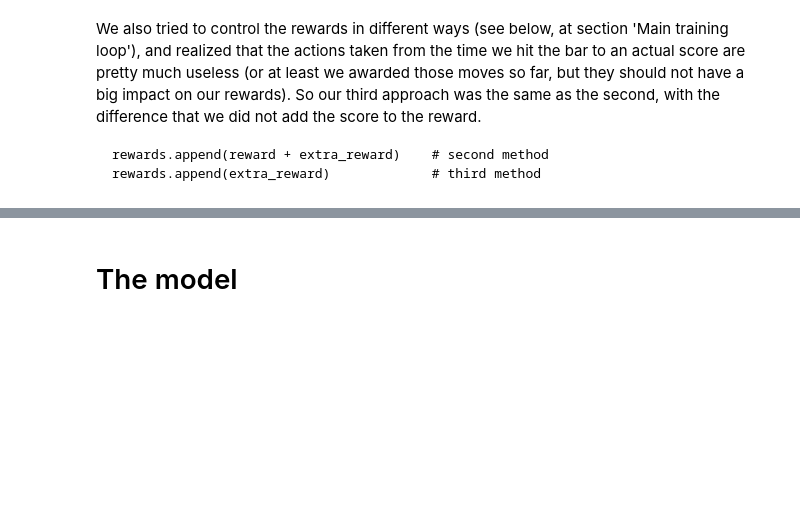
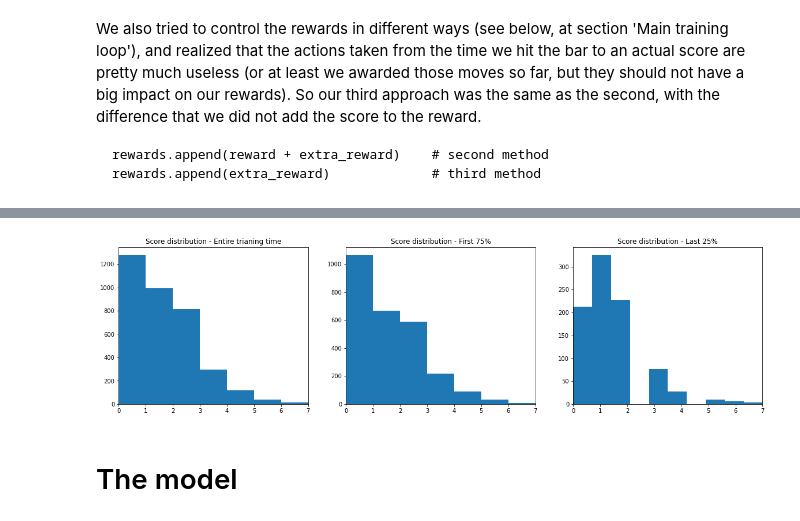
Before and after one commit to nellika/RL_Breakout_RAM, a Jupyter notebook: breakout_ram.ipynb, the cells around one changed output, grey strips where cells are left out. Cells and saved outputs as stored; diff of their text form; code cells hidden in the pictures; blank space fills up the shorter version.

```diff
--- a/breakout_ram.ipynb
+++ b/breakout_ram.ipynb
@@ -303,3 +356,19 @@ Method summary:
+# %%
+quart_cut = int(np.floor(no_score_reward_stat.shape[0]*0.75))
+fig, (ax1,ax2,ax3) = plt.subplots(1,3)
+fig.set_size_inches(w=(20,5))
+ax1.hist(no_score_reward_stat[:,2])
+ax2.hist(no_score_reward_stat[:quart_cut,2])
+ax3.hist(no_score_reward_stat[quart_cut:,2])
+ax1.set_title('Score distribution - Entire trianing time')
+ax2.set_title('Score distribution - First 75%')
+ax3.set_title('Score distribution - Last 25%')
+ax1.set_xlim([0,7])
+ax2.set_xlim([0,7])
+ax3.set_xlim([0,7])
+plt.show()
+# %% [output]
+[figure, added]
 # %%
 # based on Karpathy's work [2]
 def discount_rewards_old(r):
```
Also changed, not shown: parts of 17 cells of this notebook.
